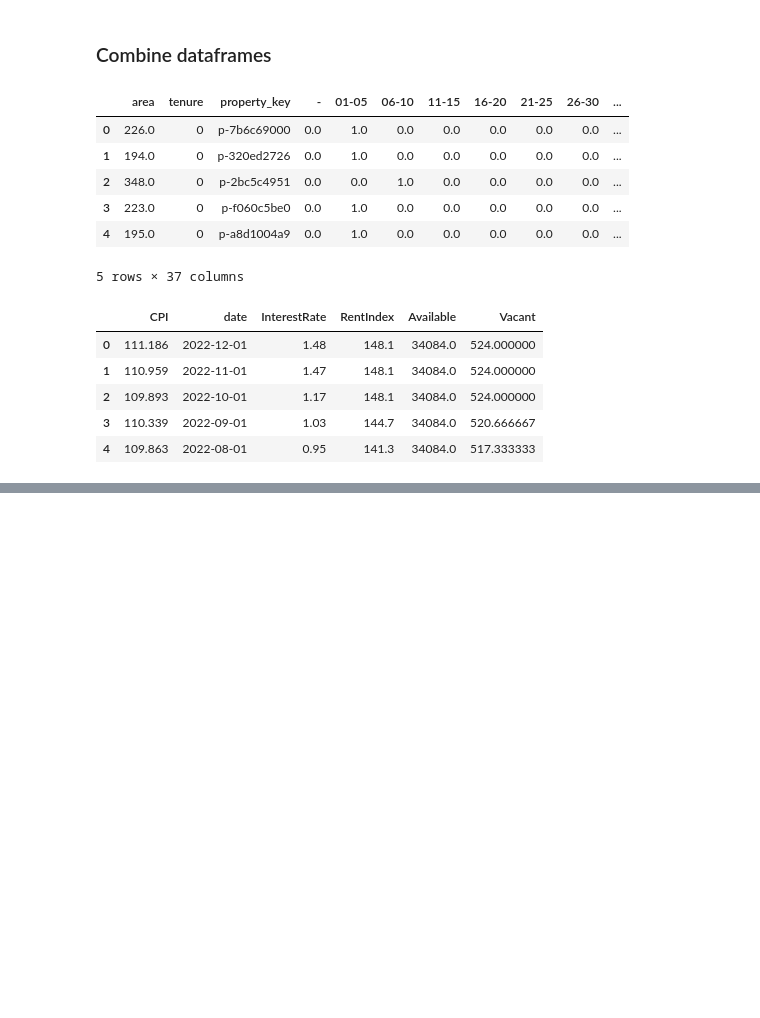
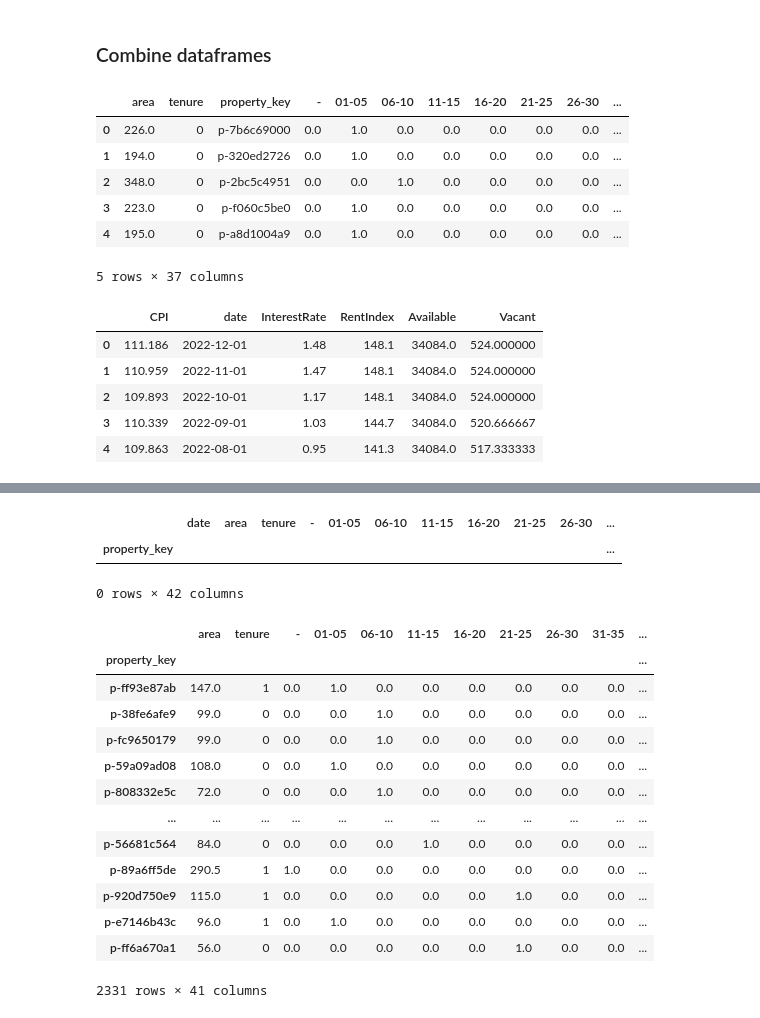
Before and after one commit to lyamlim97/singapore-rental-prediction, a Jupyter notebook: analysis.ipynb, the cells around one changed output, grey strips where cells are left out. Cells and saved outputs as stored; diff of their text form; code cells hidden in the pictures; blank space fills up the shorter version.

Commit message:
first submission, simple linear regression model

```diff
--- a/analysis.ipynb
+++ b/analysis.ipynb
@@ -413,0 +506,5 @@ X_train, X_test, y_train, y_test = train_test_split(X, y, test_size=0.25, random
+# %%
+df_val = pd.merge(df_val, df_micro, on="property_key", how="left")
+df_val = pd.merge(df_val, df_macro, on="date", how="left")
+# %%
+df_val = df_val.set_index("property_key")
@@ -413,0 +529,4 @@ X_train, X_test, y_train, y_test = train_test_split(X, y, test_size=0.25, random
+# %%
+df_val['num_schools_1km'] = df_val['num_schools_1km'].fillna(df_val['num_schools_1km'].median())
+df_val['num_supermarkets_500m'] = df_val['num_supermarkets_500m'].fillna(df_val['num_supermarkets_500m'].median())
+df_val['num_mrt_stations_500m'] = df_val['num_mrt_stations_500m'].fillna(df_val['num_mrt_stations_500m'].median())
@@ -413,0 +535,26 @@ X_train, X_test, y_train, y_test = train_test_split(X, y, test_size=0.25, random
+# %%
+df_val.loc[df_val.isnull().any(axis=1)]
+# %% [output]
+|  | date | area | tenure | - | 01-05 | 06-10 | 11-15 | 16-20 | 21-25 | 26-30 | ... |
+| property_key |  |  |  |  |  |  |  |  |  |  | ... |
+0 rows × 42 columns
+# %%
+# Drop date for now, as linear regression model cannot use datetime
+X_val = df_val.drop(columns="date")
+# %%
+X_val
+# %% [output]
+|  | area | tenure | - | 01-05 | 06-10 | 11-15 | 16-20 | 21-25 | 26-30 | 31-35 | ... |
+| property_key |  |  |  |  |  |  |  |  |  |  | ... |
+| p-ff93e87ab | 147.0 | 1 | 0.0 | 1.0 | 0.0 | 0.0 | 0.0 | 0.0 | 0.0 | 0.0 | ... |
+| p-38fe6afe9 | 99.0 | 0 | 0.0 | 0.0 | 1.0 | 0.0 | 0.0 | 0.0 | 0.0 | 0.0 | ... |
+| p-fc9650179 | 99.0 | 0 | 0.0 | 0.0 | 1.0 | 0.0 | 0.0 | 0.0 | 0.0 | 0.0 | ... |
+| p-59a09ad08 | 108.0 | 0 | 0.0 | 1.0 | 0.0 | 0.0 | 0.0 | 0.0 | 0.0 | 0.0 | ... |
+| p-808332e5c | 72.0 | 0 | 0.0 | 0.0 | 1.0 | 0.0 | 0.0 | 0.0 | 0.0 | 0.0 | ... |
+| ... | ... | ... | ... | ... | ... | ... | ... | ... | ... | ... | ... |
+| p-56681c564 | 84.0 | 0 | 0.0 | 0.0 | 0.0 | 1.0 | 0.0 | 0.0 | 0.0 | 0.0 | ... |
+| p-89a6ff5de | 290.5 | 1 | 1.0 | 0.0 | 0.0 | 0.0 | 0.0 | 0.0 | 0.0 | 0.0 | ... |
+| p-920d750e9 | 115.0 | 1 | 0.0 | 0.0 | 0.0 | 0.0 | 0.0 | 1.0 | 0.0 | 0.0 | ... |
+| p-e7146b43c | 96.0 | 1 | 0.0 | 1.0 | 0.0 | 0.0 | 0.0 | 0.0 | 0.0 | 0.0 | ... |
+| p-ff6a670a1 | 56.0 | 0 | 0.0 | 0.0 | 0.0 | 0.0 | 0.0 | 1.0 | 0.0 | 0.0 | ... |
+2331 rows × 41 columns
```
Also changed, not shown: parts of 31 cells of this notebook.
